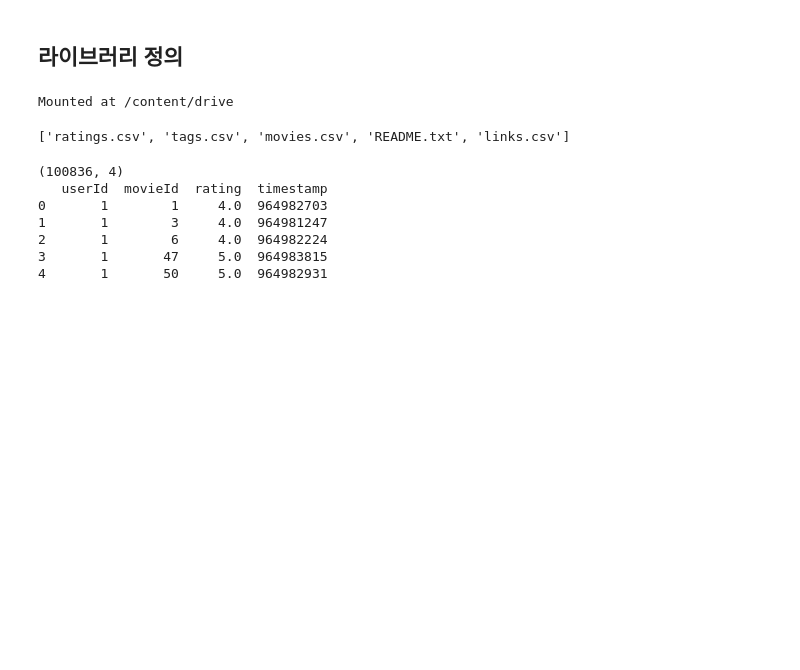
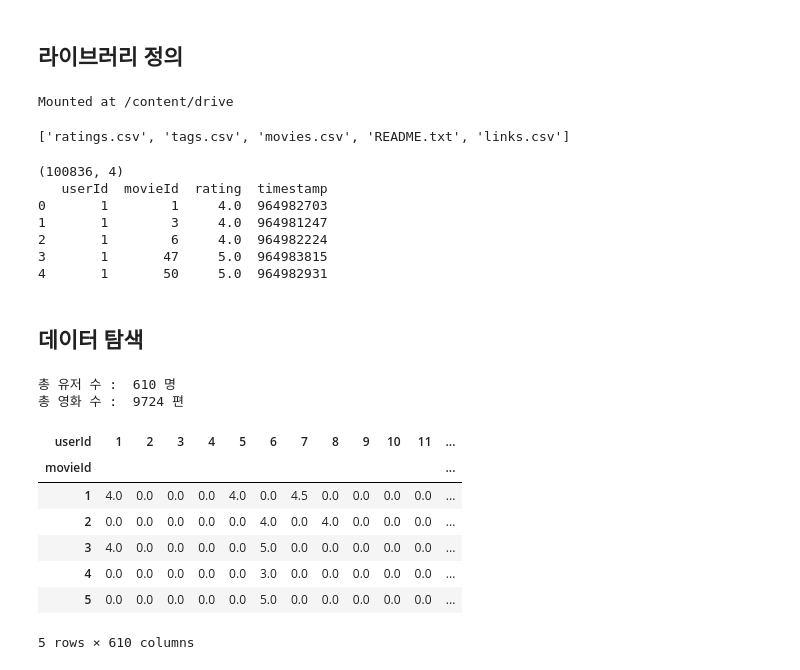
Before and after one commit to Vaycold/Vaycold, a Jupyter notebook: Recommend_Algorithm/간단한 추천시스템 만들기.ipynb, the cells around one changed output. Cells and saved outputs as stored; diff of their text form; code cells hidden in the pictures; blank space fills up the shorter version.

```diff
--- a/Recommend_Algorithm/간단한 추천시스템 만들기.ipynb
+++ b/Recommend_Algorithm/간단한 추천시스템 만들기.ipynb
@@ -52,0 +51,2 @@ print(ratings_df.head())
+# %% [markdown]
+## 데이터 탐색
@@ -52,0 +55,10 @@ print(ratings_df.head())
+# %%
+# 몇 명의 유저가 몇 개의 영화에 평점을 주었는 지 확인해보자
+num_users = len(ratings_df.userId.unique())
+print('총 유저 수 : ',num_users,'명')
+
+num_movies = len(ratings_df.movieId.unique())
+print('총 영화 수 : ',num_movies,'편')
+# %% [output]
+총 유저 수 :  610 명
+총 영화 수 :  9724 편
@@ -52,0 +74,11 @@ print(ratings_df.head())
+# %%
+user_movie_matrix.head()
+# %% [output]
+| userId | 1 | 2 | 3 | 4 | 5 | 6 | 7 | 8 | 9 | 10 | 11 | ... |
+| movieId |  |  |  |  |  |  |  |  |  |  |  | ... |
+| 1 | 4.0 | 0.0 | 0.0 | 0.0 | 4.0 | 0.0 | 4.5 | 0.0 | 0.0 | 0.0 | 0.0 | ... |
+| 2 | 0.0 | 0.0 | 0.0 | 0.0 | 0.0 | 4.0 | 0.0 | 4.0 | 0.0 | 0.0 | 0.0 | ... |
+| 3 | 4.0 | 0.0 | 0.0 | 0.0 | 0.0 | 5.0 | 0.0 | 0.0 | 0.0 | 0.0 | 0.0 | ... |
+| 4 | 0.0 | 0.0 | 0.0 | 0.0 | 0.0 | 3.0 | 0.0 | 0.0 | 0.0 | 0.0 | 0.0 | ... |
+| 5 | 0.0 | 0.0 | 0.0 | 0.0 | 0.0 | 5.0 | 0.0 | 0.0 | 0.0 | 0.0 | 0.0 | ... |
+5 rows × 610 columns
```
Also changed, not shown: parts of 16 cells of this notebook.
